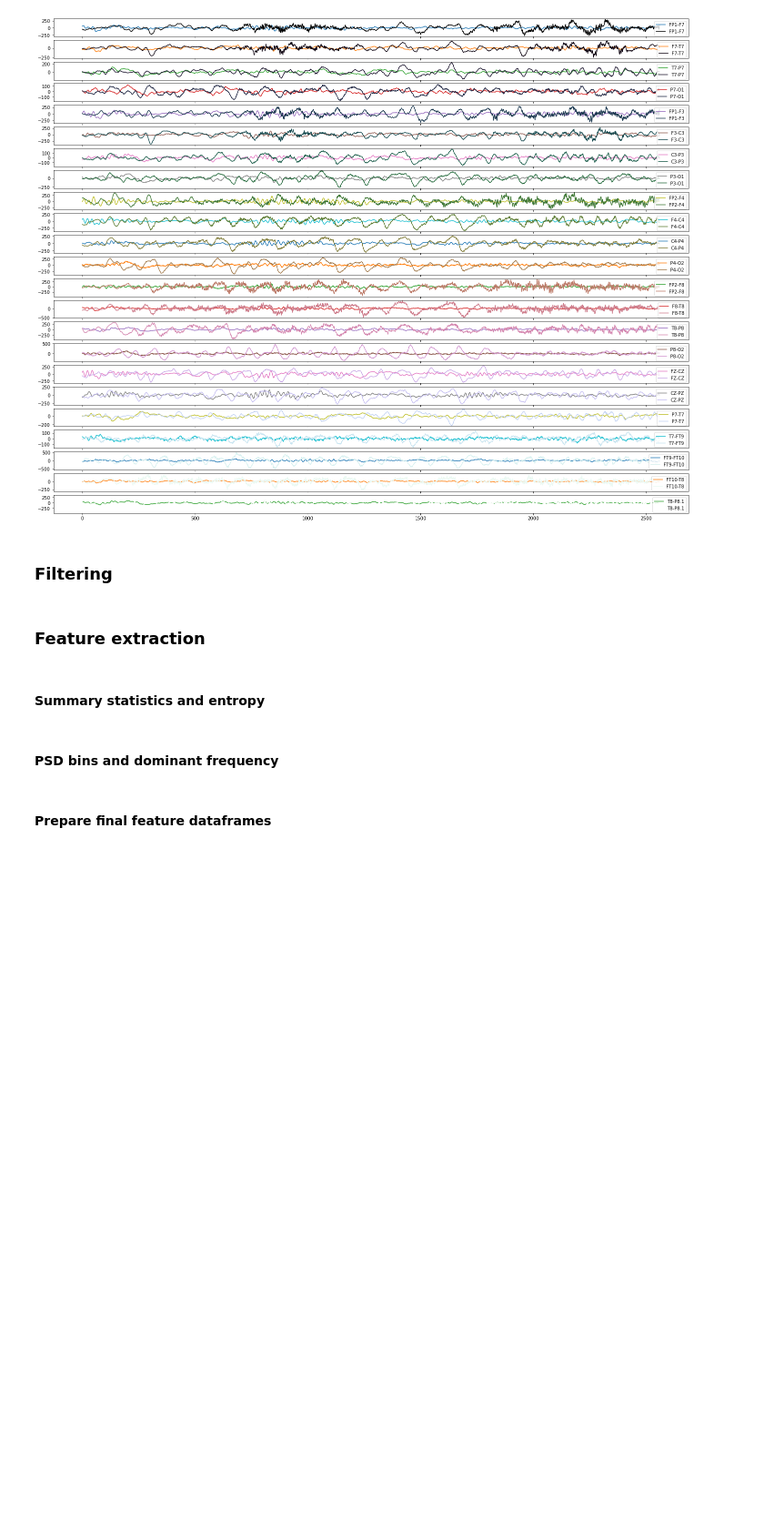
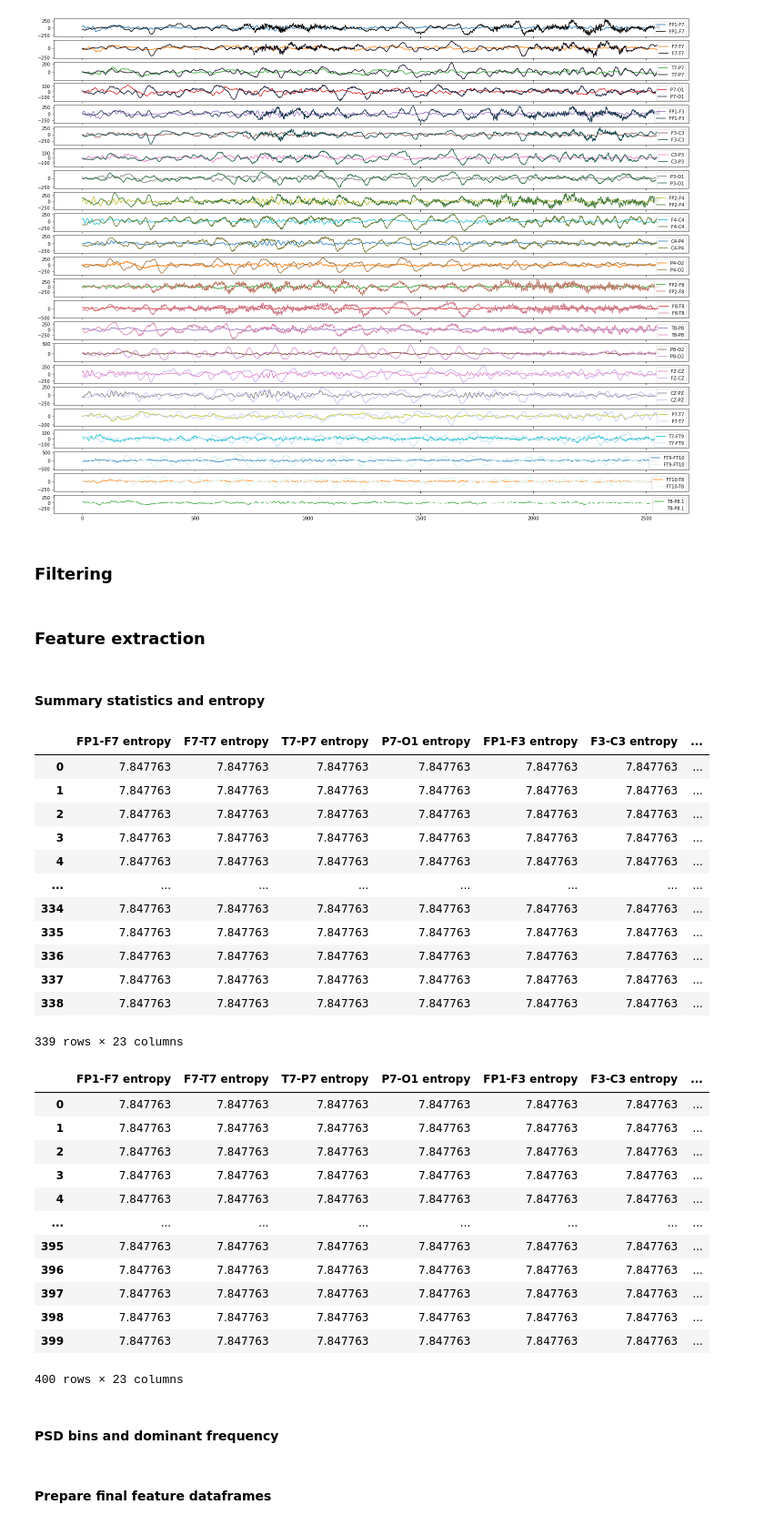
Before and after one commit to Juoksuorava/Biosignal-Analytics-2022, a Jupyter notebook: EEG_seizure_exercise.ipynb, the cells around one changed output. Shown at 91% size. Saved outputs shown, nothing was run; the diff lists cells and outputs as text; code cells hidden in the pictures; blank space fills up the shorter version.

Commit message:
Display entropies

```diff
--- a/EEG_seizure_exercise.ipynb
+++ b/EEG_seizure_exercise.ipynb
@@ -122,6 +122,37 @@ raw_ns_stats = summary_statistics_eeg(raw_data_ns)
 raw_s_stats = summary_statistics_eeg(raw_data_s)
 filtered_ns_stats = summary_statistics_eeg(ns_filtered)
 filtered_s_stats = summary_statistics_eeg(s_filtered)
+# %%
+# Entropy is the same for each calculation in the filtered data?
+display(filtered_s_stats.iloc[:,69:92])
+display(filtered_ns_stats.iloc[:,69:92])
+# %% [output]
+|  | FP1-F7 entropy | F7-T7 entropy | T7-P7 entropy | P7-O1 entropy | FP1-F3 entropy | F3-C3 entropy | ... |
+| 0 | 7.847763 | 7.847763 | 7.847763 | 7.847763 | 7.847763 | 7.847763 | ... |
+| 1 | 7.847763 | 7.847763 | 7.847763 | 7.847763 | 7.847763 | 7.847763 | ... |
+| 2 | 7.847763 | 7.847763 | 7.847763 | 7.847763 | 7.847763 | 7.847763 | ... |
+| 3 | 7.847763 | 7.847763 | 7.847763 | 7.847763 | 7.847763 | 7.847763 | ... |
+| 4 | 7.847763 | 7.847763 | 7.847763 | 7.847763 | 7.847763 | 7.847763 | ... |
+| ... | ... | ... | ... | ... | ... | ... | ... |
+| 334 | 7.847763 | 7.847763 | 7.847763 | 7.847763 | 7.847763 | 7.847763 | ... |
+| 335 | 7.847763 | 7.847763 | 7.847763 | 7.847763 | 7.847763 | 7.847763 | ... |
+| 336 | 7.847763 | 7.847763 | 7.847763 | 7.847763 | 7.847763 | 7.847763 | ... |
+| 337 | 7.847763 | 7.847763 | 7.847763 | 7.847763 | 7.847763 | 7.847763 | ... |
+| 338 | 7.847763 | 7.847763 | 7.847763 | 7.847763 | 7.847763 | 7.847763 | ... |
+339 rows × 23 columns
+|  | FP1-F7 entropy | F7-T7 entropy | T7-P7 entropy | P7-O1 entropy | FP1-F3 entropy | F3-C3 entropy | ... |
+| 0 | 7.847763 | 7.847763 | 7.847763 | 7.847763 | 7.847763 | 7.847763 | ... |
+| 1 | 7.847763 | 7.847763 | 7.847763 | 7.847763 | 7.847763 | 7.847763 | ... |
+| 2 | 7.847763 | 7.847763 | 7.847763 | 7.847763 | 7.847763 | 7.847763 | ... |
+| 3 | 7.847763 | 7.847763 | 7.847763 | 7.847763 | 7.847763 | 7.847763 | ... |
+| 4 | 7.847763 | 7.847763 | 7.847763 | 7.847763 | 7.847763 | 7.847763 | ... |
+| ... | ... | ... | ... | ... | ... | ... | ... |
+| 395 | 7.847763 | 7.847763 | 7.847763 | 7.847763 | 7.847763 | 7.847763 | ... |
+| 396 | 7.847763 | 7.847763 | 7.847763 | 7.847763 | 7.847763 | 7.847763 | ... |
+| 397 | 7.847763 | 7.847763 | 7.847763 | 7.847763 | 7.847763 | 7.847763 | ... |
+| 398 | 7.847763 | 7.847763 | 7.847763 | 7.847763 | 7.847763 | 7.847763 | ... |
+| 399 | 7.847763 | 7.847763 | 7.847763 | 7.847763 | 7.847763 | 7.847763 | ... |
+400 rows × 23 columns
 # %% [markdown]
 #### PSD bins and dominant frequency
 # %%
```
